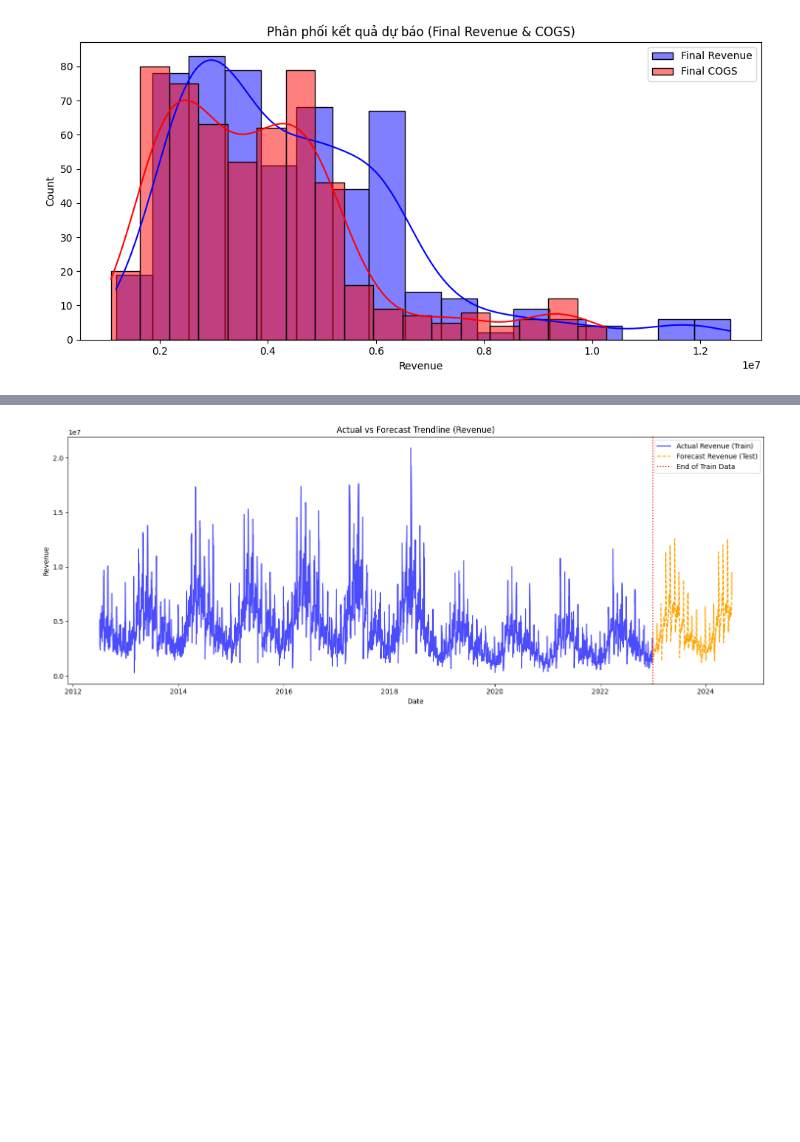
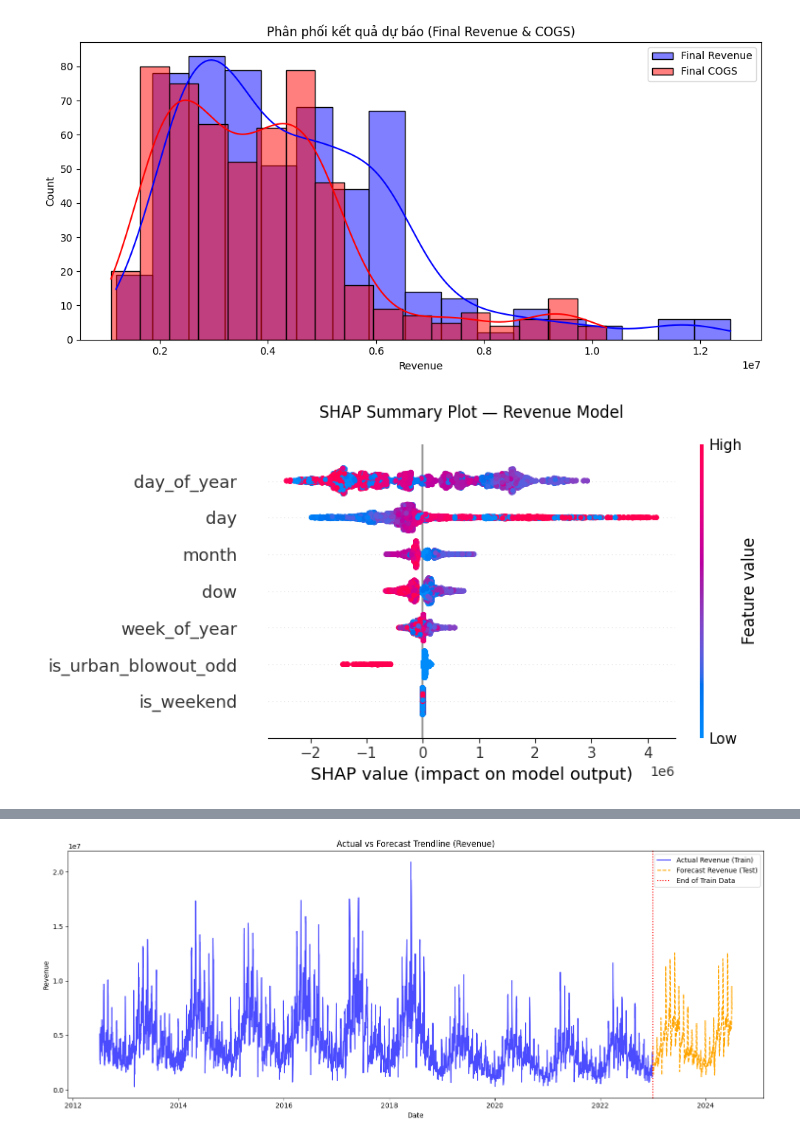
Before and after one commit to ngqtrung2217/datathon-2026, a Jupyter notebook: src/part3.ipynb, the cells around one changed output, grey strips where cells are left out. Cells and saved outputs as stored; diff of their text form; code cells hidden in the pictures; blank space fills up the shorter version.

```diff
--- a/src/part3.ipynb
+++ b/src/part3.ipynb
@@ -164,6 +234,33 @@ plt.show()
 # %% [output]
 [figure]
 [figure]
+# %%
+# [Thêm cell] Train LightGBM trên Revenue CHỈ ĐỂ SHAP — không dùng để tạo submission
+import shap
+
+features_rev = ['month', 'day', 'dow', 'week_of_year', 'day_of_year', 'is_weekend', 'is_urban_blowout_odd']
+X_rev = df_train[features_rev]
+y_rev = df_train['Revenue']
+
+model_rev_shap = lgb.train(
+    {'objective':'regression','metric':'mae','num_leaves':15,
+     'learning_rate':0.03,'seed':42,'verbose':-1},
+    lgb.Dataset(X_rev, label=y_rev),
+    num_boost_round=150
+)
+
+# SHAP trên Revenue model
+explainer_rev = shap.TreeExplainer(model_rev_shap)
+shap_values_rev = explainer_rev.shap_values(X_rev)
+
+plt.figure(figsize=(10, 6))
+shap.summary_plot(shap_values_rev, X_rev, show=False)
+plt.title('SHAP Summary Plot — Revenue Model', pad=20)
+plt.tight_layout()
+plt.savefig('../output/chart/shap_summary_revenue.png', dpi=300, bbox_inches='tight')
+plt.show()
+# %% [output]
+[figure, added]
 # %%
 import shap
 
```
Also changed, not shown: parts of 5 cells of this notebook, 14 other files.
